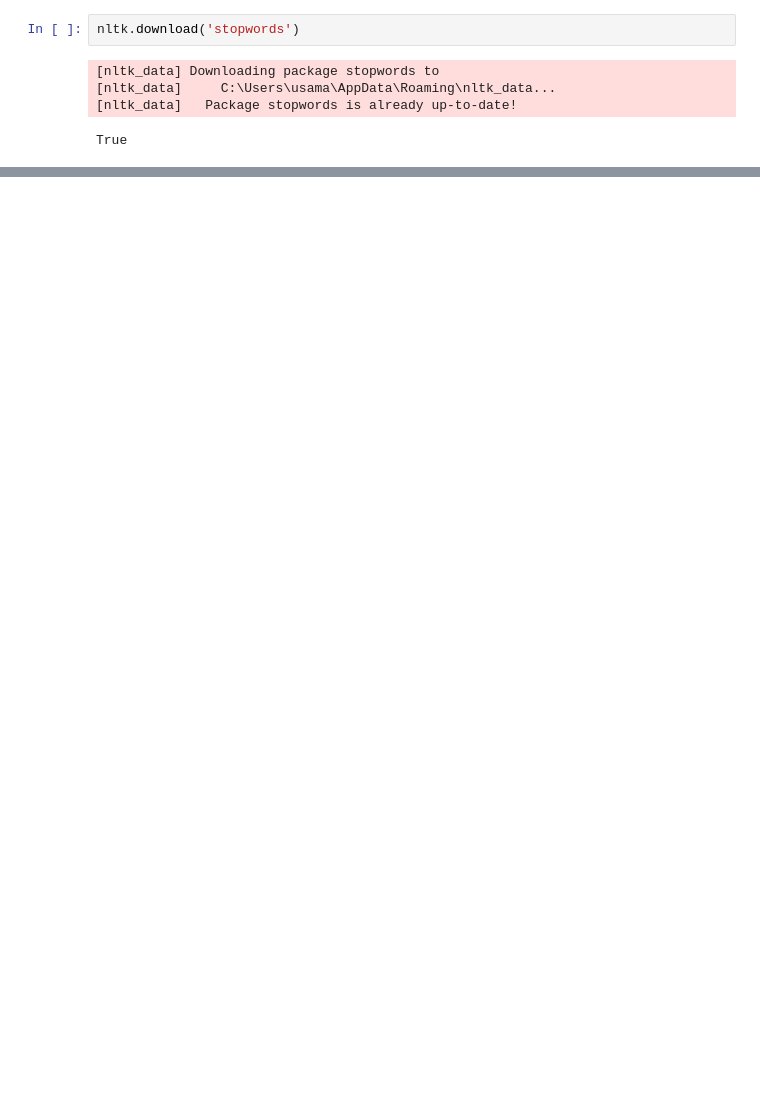
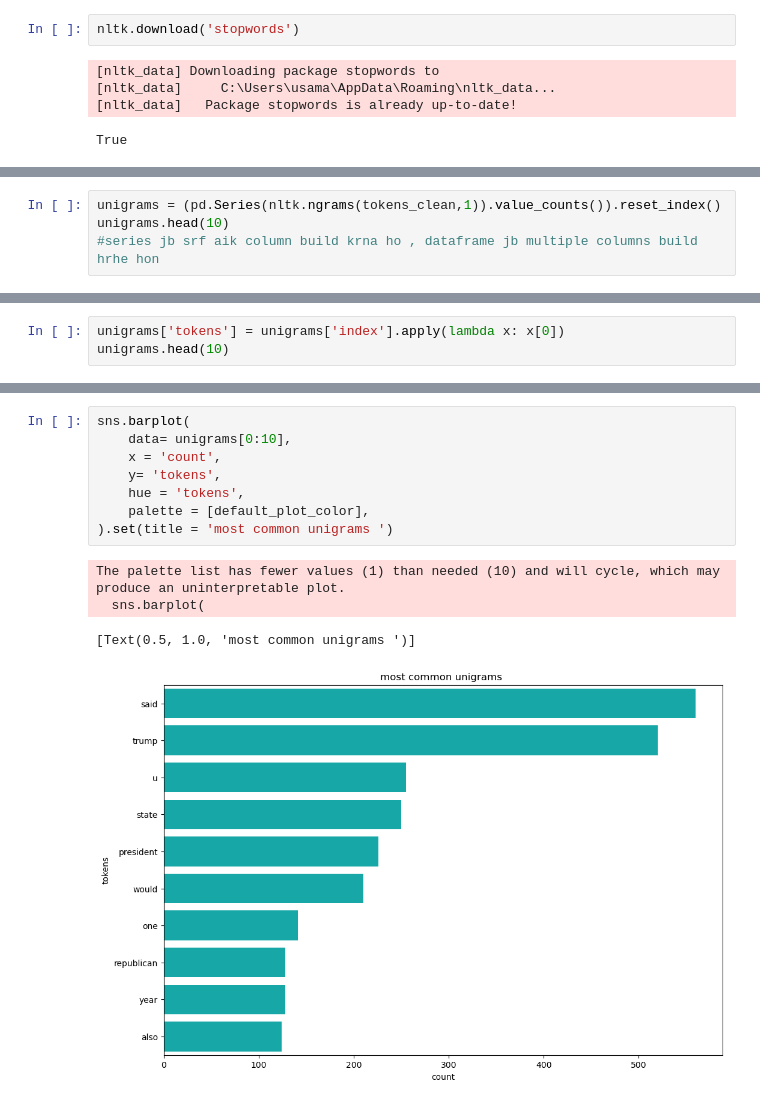
Before and after one commit to wanderer878/jupyter, a Jupyter notebook: nlp_real_life_practice.ipynb, the cells around one changed output, grey strips where cells are left out. Cells and saved outputs as stored; diff of their text form; blank space fills up the shorter version.

```diff
--- a/nlp_real_life_practice.ipynb
+++ b/nlp_real_life_practice.ipynb
@@ -548,0 +561,4 @@ print(tokens_clean)
+# %%
+unigrams = (pd.Series(nltk.ngrams(tokens_clean,1)).value_counts()).reset_index()
+unigrams.head(10)
+#series jb srf aik column build krna ho , dataframe jb multiple columns build hrhe hon
@@ -548,0 +592,3 @@ print(tokens_clean)
+# %%
+unigrams['tokens'] = unigrams['index'].apply(lambda x: x[0])
+unigrams.head(10)
@@ -548,0 +607,13 @@ print(tokens_clean)
+# %%
+sns.barplot(
+    data= unigrams[0:10],
+    x = 'count',
+    y= 'tokens',
+    hue = 'tokens',
+    palette = [default_plot_color],
+).set(title = 'most common unigrams ')
+# %% [output]
+The palette list has fewer values (1) than needed (10) and will cycle, which may produce an uninterpretable plot.
+  sns.barplot(
+[Text(0.5, 1.0, 'most common unigrams ')]
+[figure, added]
```
Also changed, not shown: parts of 14 cells of this notebook.
